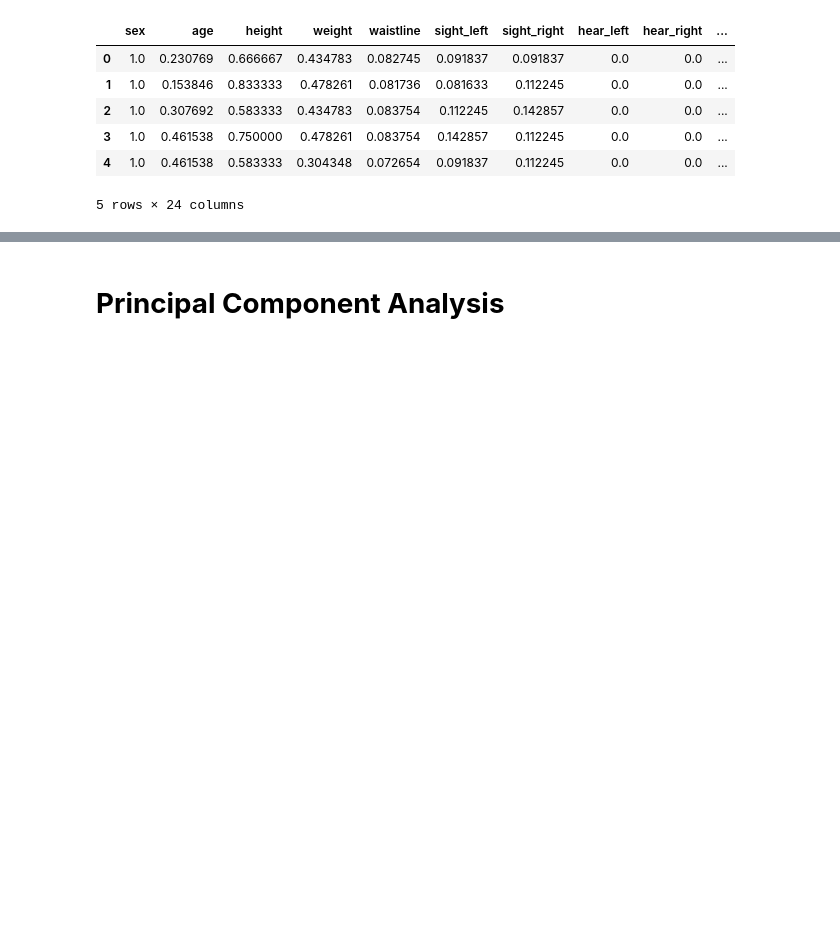
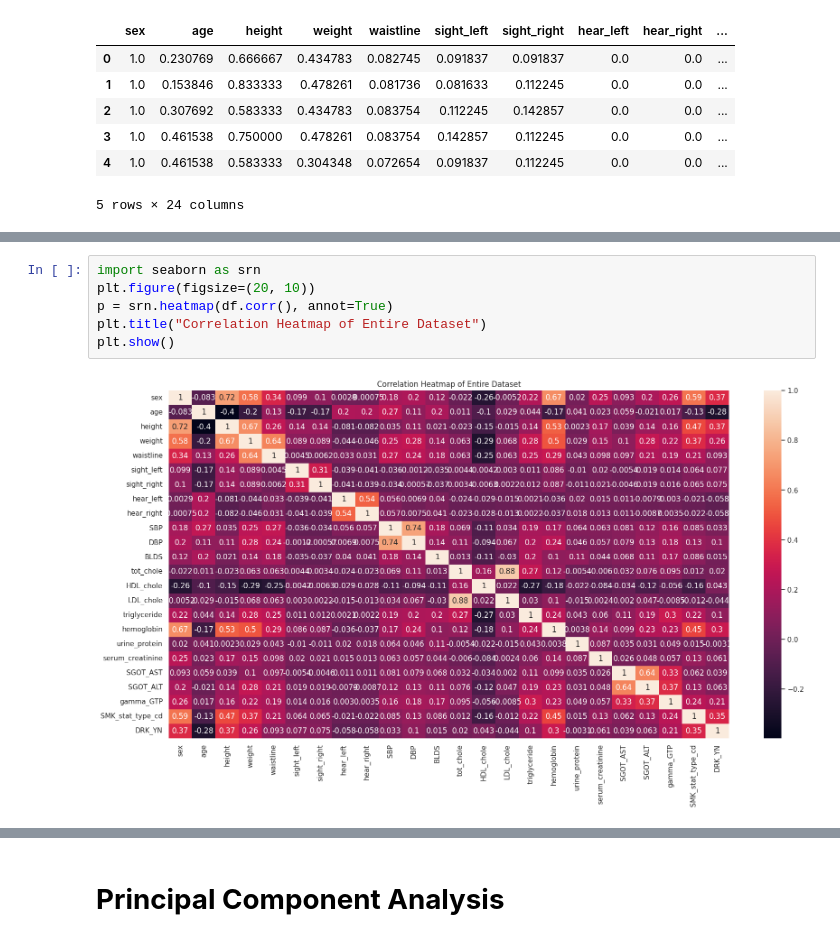
Before and after one commit to rhshovon102/DataMining-MachineLearning, a Jupyter notebook: Classifying_Different_Types_of_Smoker_and_Drinker_by_Analyzing_Body_Signal_Using_Machine_Learning.ipynb, the cells around one changed output, grey strips where cells are left out. Drawn from its saved outputs; the diff is of its cells as text; blank space fills up the shorter version.

```diff
--- a/Classifying_Different_Types_of_Smoker_and_Drinker_by_Analyzing_Body_Signal_Using_Machine_Learning.ipynb
+++ b/Classifying_Different_Types_of_Smoker_and_Drinker_by_Analyzing_Body_Signal_Using_Machine_Learning.ipynb
@@ -87,0 +160,8 @@ df.head()
+# %%
+import seaborn as srn
+plt.figure(figsize=(20, 10))
+p = srn.heatmap(df.corr(), annot=True)
+plt.title("Correlation Heatmap of Entire Dataset")
+plt.show()
+# %% [output]
+[figure, added]
```
Also changed, not shown: parts of 57 cells of this notebook.
